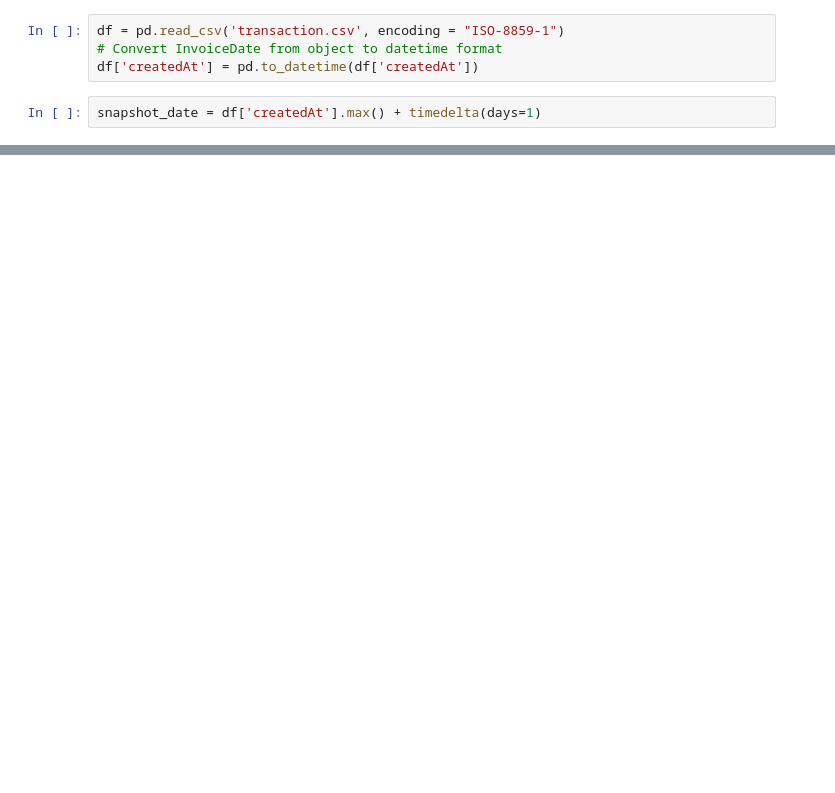
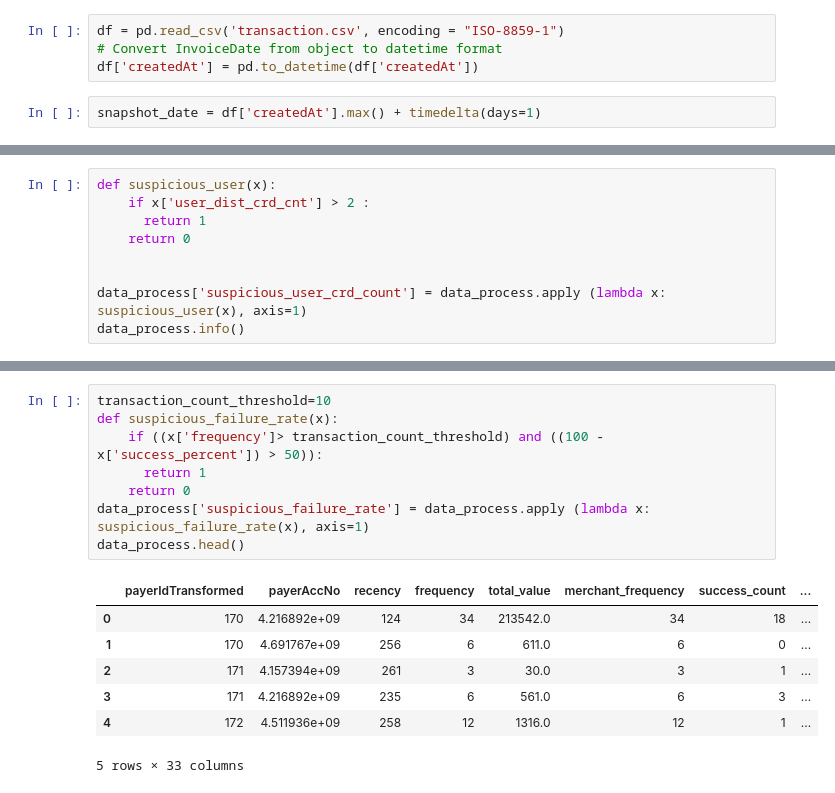
Before and after one commit to mdelgolla/electronic_payment_fraud_detection, a Jupyter notebook: new_feature_generation.ipynb, the cells around one changed output, grey strips where cells are left out. Cells and saved outputs as stored; diff of their text form; blank space fills up the shorter version.

```diff
--- a/new_feature_generation.ipynb
+++ b/new_feature_generation.ipynb
@@ -72,0 +128,9 @@ ValueError: Grouper and axis must be same length
+# %%
+def suspicious_user(x):
+    if x['user_dist_crd_cnt'] > 2 :
+      return 1
+    return 0
+
+
+data_process['suspicious_user_crd_count'] = data_process.apply (lambda x: suspicious_user(x), axis=1)
+data_process.info()
@@ -72,0 +155,16 @@ ValueError: Grouper and axis must be same length
+# %%
+transaction_count_threshold=10
+def suspicious_failure_rate(x):
+    if ((x['frequency']> transaction_count_threshold) and ((100 - x['success_percent']) > 50)):
+      return 1
+    return 0
+data_process['suspicious_failure_rate'] = data_process.apply (lambda x: suspicious_failure_rate(x), axis=1)
+data_process.head()
+# %% [output]
+|  | payerIdTransformed | payerAccNo | recency | frequency | total_value | merchant_frequency | success_count | ... |
+| 0 | 170 | 4.216892e+09 | 124 | 34 | 213542.0 | 34 | 18 | ... |
+| 1 | 170 | 4.691767e+09 | 256 | 6 | 611.0 | 6 | 0 | ... |
+| 2 | 171 | 4.157394e+09 | 261 | 3 | 30.0 | 3 | 1 | ... |
+| 3 | 171 | 4.216892e+09 | 235 | 6 | 561.0 | 6 | 3 | ... |
+| 4 | 172 | 4.511936e+09 | 258 | 12 | 1316.0 | 12 | 1 | ... |
+5 rows × 33 columns
```
Also changed, not shown: parts of 13 cells of this notebook.
